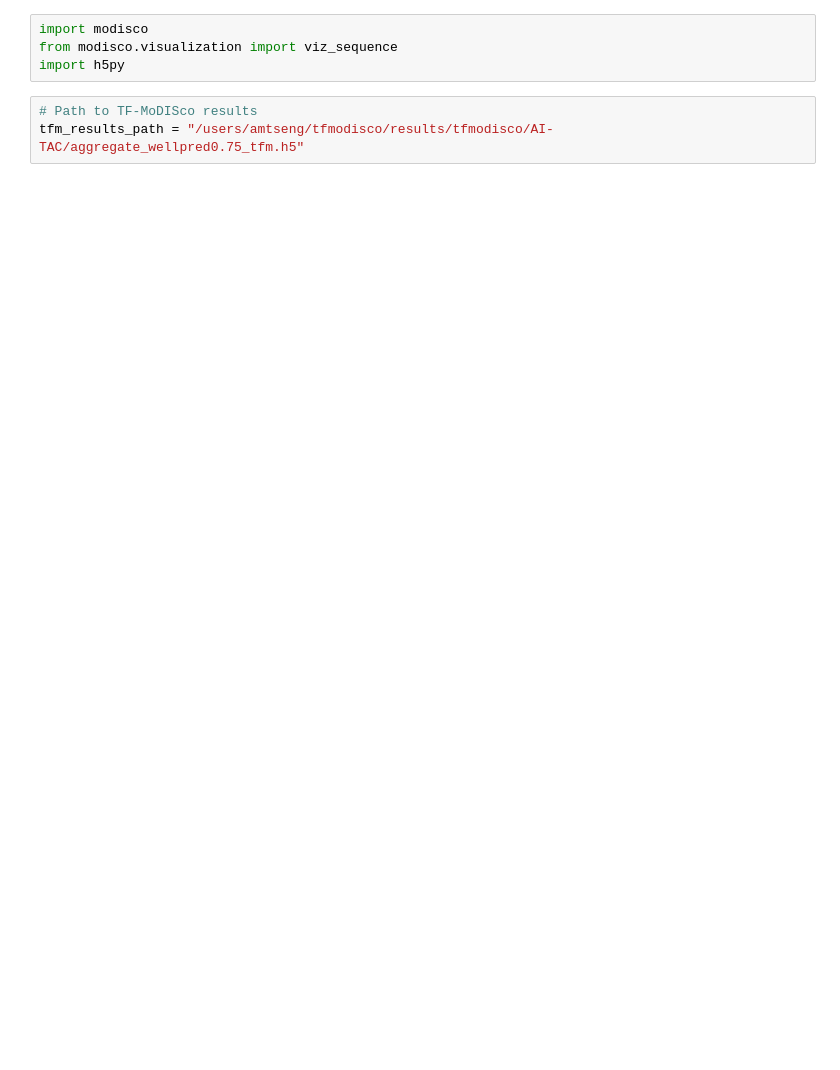
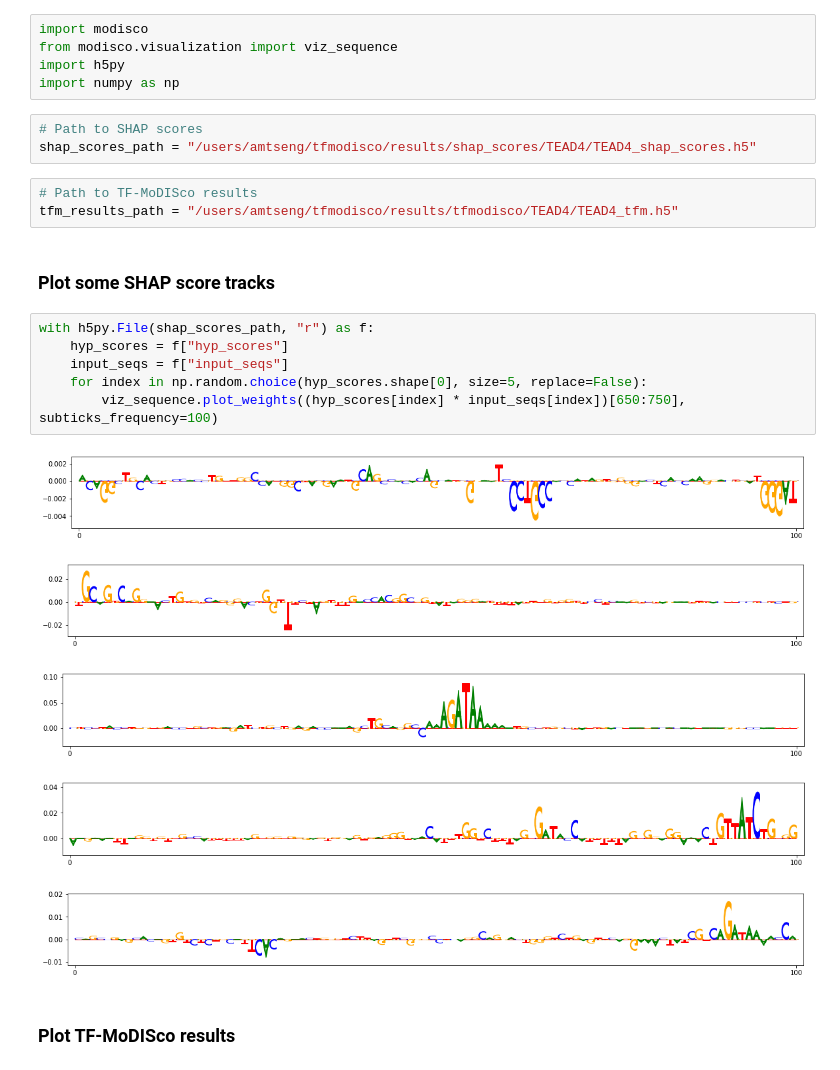
Before and after one commit to kundajelab/neural_motif_discovery, a Jupyter notebook: notebooks/view_tfmodisco_results.ipynb, the cells around one changed output. Cells and saved outputs as stored; diff of their text form; blank space fills up the shorter version.

```diff
--- a/notebooks/view_tfmodisco_results.ipynb
+++ b/notebooks/view_tfmodisco_results.ipynb
@@ -2,9 +2,29 @@
 import modisco
 from modisco.visualization import viz_sequence
 import h5py
+import numpy as np
+# %%
+# Path to SHAP scores
+shap_scores_path = "/users/amtseng/tfmodisco/results/shap_scores/TEAD4/TEAD4_shap_scores.h5"
 # %%
 # Path to TF-MoDISco results
-tfm_results_path = "/users/amtseng/tfmodisco/results/tfmodisco/AI-TAC/aggregate_wellpred0.75_tfm.h5"
+tfm_results_path = "/users/amtseng/tfmodisco/results/tfmodisco/TEAD4/TEAD4_tfm.h5"
+# %% [markdown]
+### Plot some SHAP score tracks
+# %%
+with h5py.File(shap_scores_path, "r") as f:
+    hyp_scores = f["hyp_scores"]
+    input_seqs = f["input_seqs"]
+    for index in np.random.choice(hyp_scores.shape[0], size=5, replace=False):
+        viz_sequence.plot_weights((hyp_scores[index] * input_seqs[index])[650:750], subticks_frequency=100)
+# %% [output]
+[figure, added]
+[figure, added]
+[figure, added]
+[figure, added]
+[figure, added]
+# %% [markdown]
+### Plot TF-MoDISco results
 # %%
 # Plot all motifs
 with h5py.File(tfm_results_path, "r") as f:
```
Also changed, not shown: parts of 1 cell of this notebook, 2 other files.
